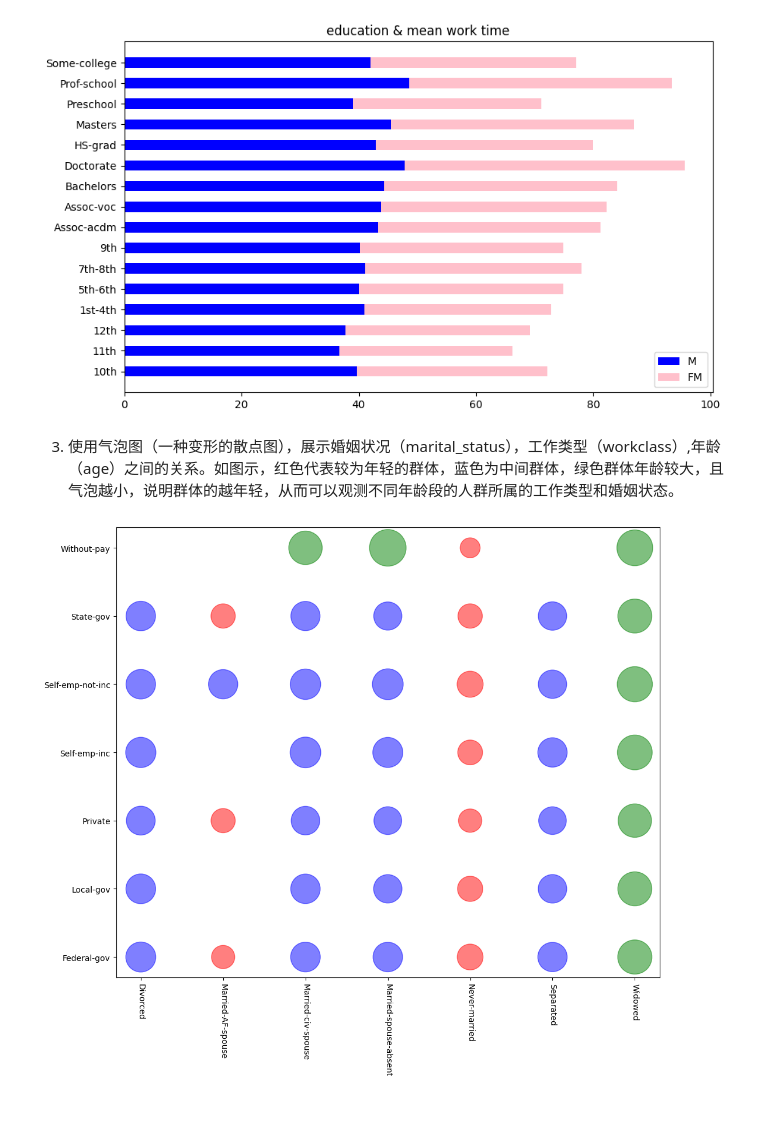
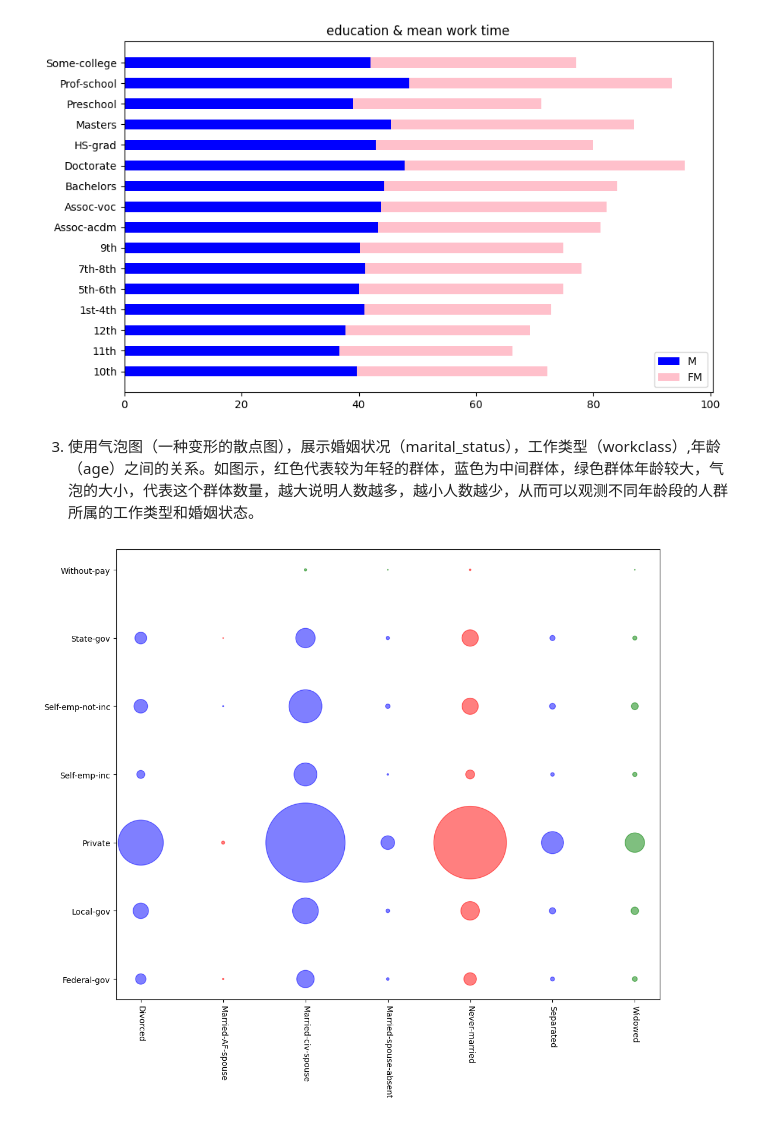
Before and after one commit to zhenya-zhu/visualization_groupwork, a Jupyter notebook: YiWang.ipynb, the cells around one changed output. Cells and saved outputs as stored; diff of their text form; code cells hidden in the pictures.

```diff
--- a/YiWang.ipynb
+++ b/YiWang.ipynb
@@ -75,32 +75,35 @@ plt.show()
 # %% [output]
 [figure]
 # %% [markdown]
-  3. 使用气泡图（一种变形的散点图），展示婚姻状况（marital_status），工作类型（workclass）,年龄（age）之间的关系。如图示，红色代表较为年轻的群体，蓝色为中间群体，绿色群体年龄较大，且气泡越小，说明群体的越年轻，从而可以观测不同年龄段的人群所属的工作类型和婚姻状态。
+  3. 使用气泡图（一种变形的散点图），展示婚姻状况（marital_status），工作类型（workclass）,年龄（age）之间的关系。如图示，红色代表较为年轻的群体，蓝色为中间群体，绿色群体年龄较大，气泡的大小，代表这个群体数量，越大说明人数越多，越小人数越少，从而可以观测不同年龄段的人群所属的工作类型和婚姻状态。
 # %%
 df = adult_df_filter.groupby(
     ["marital_status", "workclass"])['age'].mean().to_dict()
+df1 = adult_df_filter.groupby(
+    ["marital_status", "workclass"]).size().to_dict()
 min_age = min(df.values())
 delta_age = (max(df.values()) - min_age) / 3
 # red:yong blue:middle green:old
 color = {0: 'red', 1: 'blue', 2: 'green'}
 x = []
 y = []
 s = []
 c_lab = []
 for k, v in df.items():
     x.append(k[0])
     y.append(k[1])
-    s.append(v * 30)
+    s.append(df1[k])
     if v < delta_age+min_age:
         c_lab.append(0)
     elif v >= delta_age + min_age and v < min_age+delta_age * 2:
         c_lab.append(1)
     else:
         c_lab.append(2)
+
 plt.figure(figsize=(12, 10))
 plt.scatter(x, y, s=s, color=[color[i] for i in c_lab], alpha=0.5)
 plt.xticks (rotation=270)
 # # # show the graph
 plt.show()
 # %% [output]
-[figure, old version]
+[figure, new version]
```
Also changed, not shown: parts of 1 cell of this notebook.
